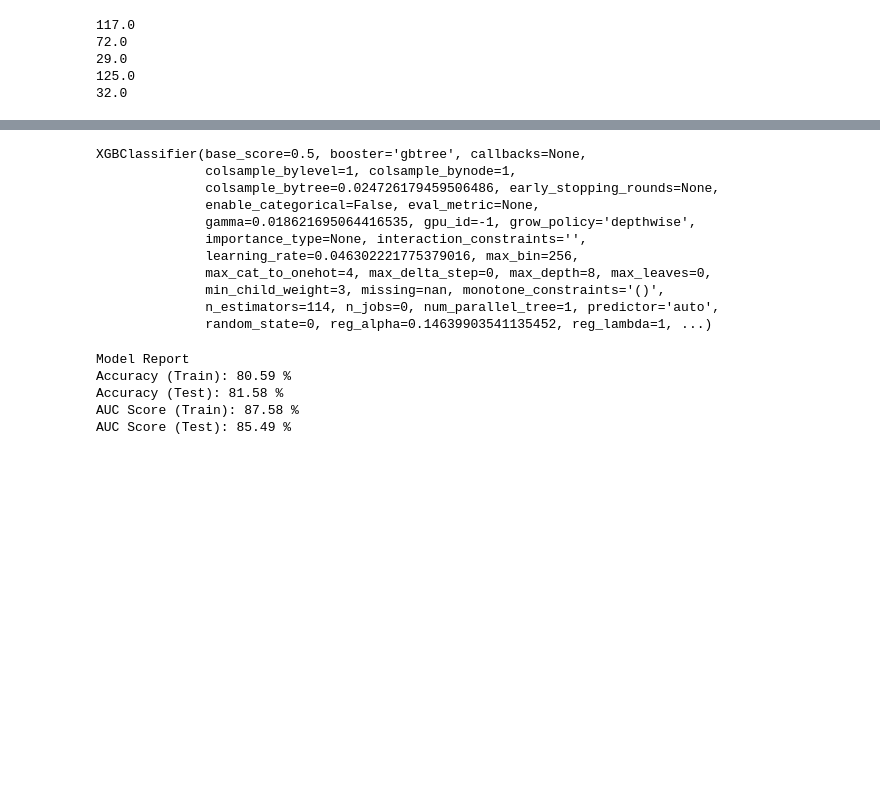
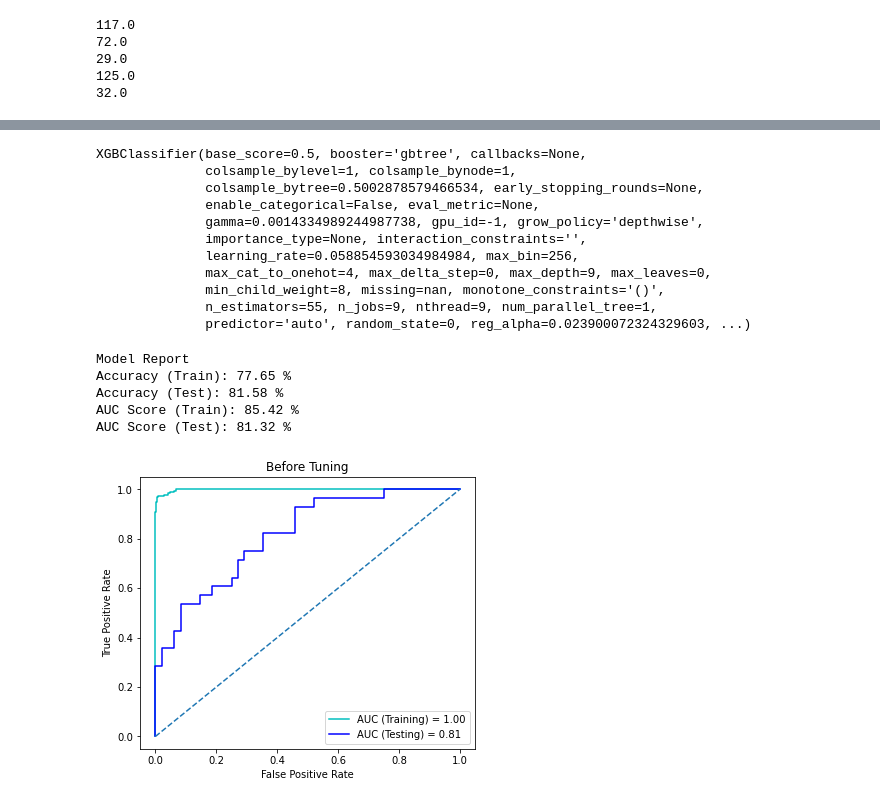
Before and after one commit to lophy95/diabetics_prediction, a Jupyter notebook: diabetes-optuna.ipynb, the cells around one changed output, grey strips where cells are left out. Saved outputs shown, nothing was run; the diff lists cells and outputs as text; code cells hidden in the pictures; blank space fills up the shorter version.

```diff
--- a/diabetes-optuna.ipynb
+++ b/diabetes-optuna.ipynb
@@ -89,7 +89,8 @@ xgb1 = XGBClassifier(
  subsample=0.8,
  colsample_bytree=0.8,
  objective= 'binary:logistic',
- #nthread=4,
+ nthread=4,
+ reg_alpha=0.1,
  scale_pos_weight=1,
  seed=27,
  use_label_encoder=False,
@@ -201,15 +203,15 @@ xgb.fit(X_train, y_train)
 # %% [output]
 XGBClassifier(base_score=0.5, booster='gbtree', callbacks=None,
               colsample_bylevel=1, colsample_bynode=1,
-              colsample_bytree=0.024726179459506486, early_stopping_rounds=None,
+              colsample_bytree=0.5002878579466534, early_stopping_rounds=None,
               enable_categorical=False, eval_metric=None,
-              gamma=0.018621695064416535, gpu_id=-1, grow_policy='depthwise',
+              gamma=0.0014334989244987738, gpu_id=-1, grow_policy='depthwise',
               importance_type=None, interaction_constraints='',
-              learning_rate=0.046302221775379016, max_bin=256,
-              max_cat_to_onehot=4, max_delta_step=0, max_depth=8, max_leaves=0,
-              min_child_weight=3, missing=nan, monotone_constraints='()',
-              n_estimators=114, n_jobs=0, num_parallel_tree=1, predictor='auto',
-              random_state=0, reg_alpha=0.14639903541135452, reg_lambda=1, ...)
+              learning_rate=0.058854593034984984, max_bin=256,
+              max_cat_to_onehot=4, max_delta_step=0, max_depth=9, max_leaves=0,
+              min_child_weight=8, missing=nan, monotone_constraints='()',
+              n_estimators=55, n_jobs=9, nthread=9, num_parallel_tree=1,
+              predictor='auto', random_state=0, reg_alpha=0.023900072324329603, ...)
 # %%
 print("\nModel Report")
 y_predsx = xgb.predict(X_test)
@@ -225,7 +227,28 @@ print('AUC Score (Train):', round(metrics.roc_auc_score(y_train, y_predx_proba1)
 print('AUC Score (Test):', round(metrics.roc_auc_score(y_test, y_predx_proba) * 100,2),'%')
 # %% [output]
 Model Report
-Accuracy (Train): 80.59 %
+Accuracy (Train): 77.65 %
 Accuracy (Test): 81.58 %
-AUC Score (Train): 87.58 %
-AUC Score (Test): 85.49 %
+AUC Score (Train): 85.42 %
+AUC Score (Test): 81.32 %
+# %%
+from sklearn.metrics import roc_curve, roc_auc_score
+y_score1 = xgb1.predict_proba(X_train)[:,1]
+fpr1, tpr1, th1 = roc_curve(y_train, y_score1)
+y_score2 = xgb1.predict_proba(X_test)[:,1]
+fpr2, tpr2, th2 = roc_curve(y_test, y_score2)
+#print('roc_auc_score before tuning: ', roc_auc_score(y_test, y_score2))
+#print('roc_auc_score after tuning: ', roc_auc_score(y_test, y_score1))
+roc_auc1 = roc_auc_score(y_train, y_score1)
+roc_auc2 = roc_auc_score(y_test, y_score2)
+plt.subplots(1, figsize=(6,5))
+plt.plot(fpr1, tpr1, 'c', label = 'AUC (Training) = %0.2f' % roc_auc1)
+plt.plot(fpr2, tpr2, 'b', label = 'AUC (Testing) = %0.2f' % roc_auc2)
+plt.legend(loc = 'lower right')
+plt.plot([0, 1], ls="--")
+plt.ylabel('True Positive Rate')
+plt.xlabel('False Positive Rate')
+plt.title("Before Tuning")
+plt.show()
+# %% [output]
+[figure, added]
```
Also changed, not shown: parts of 5 cells of this notebook.
